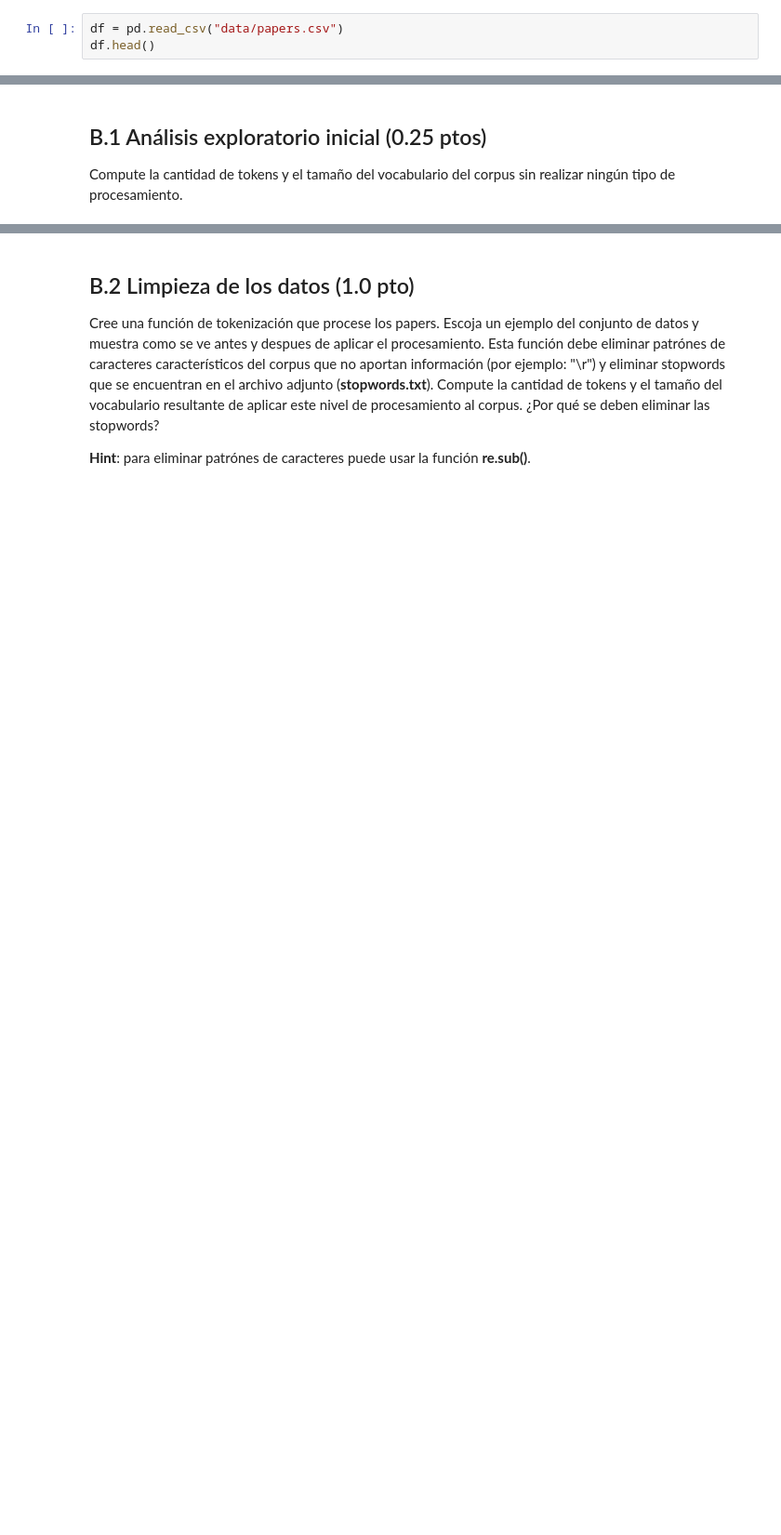
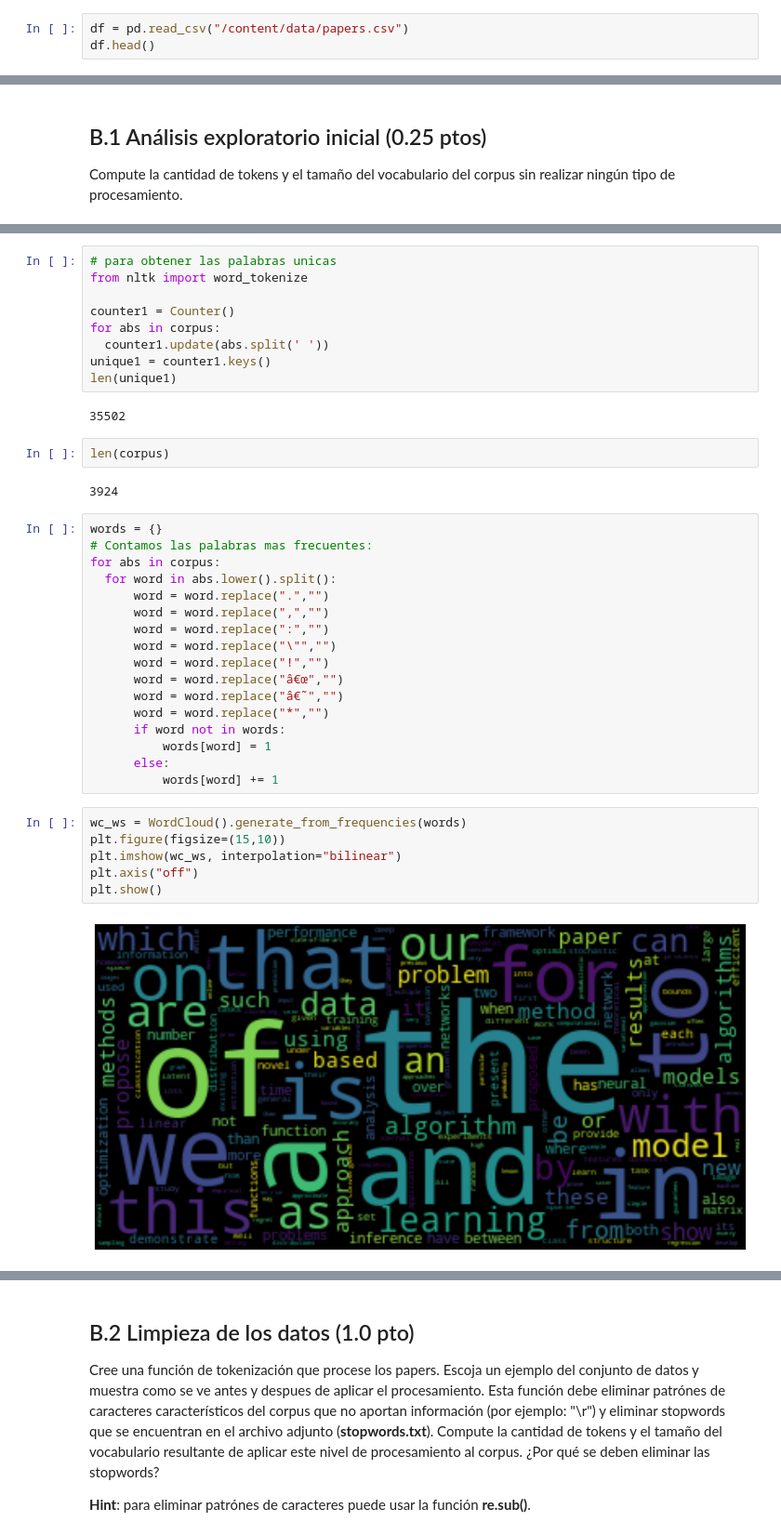
Before and after one commit to Diego-II/Labs-DataMining, a Jupyter notebook: LAB6/Laboratorio_TextMining.ipynb, the cells around one changed output, grey strips where cells are left out. Shown: that part at 93% size. Cells and saved outputs as stored; diff of their text form; blank space fills up the shorter version.

```diff
--- a/LAB6/Laboratorio_TextMining.ipynb
+++ b/LAB6/Laboratorio_TextMining.ipynb
@@ -22,5 +29,5 @@ import pandas as pd
 # %%
-df = pd.read_csv("data/papers.csv")
+df = pd.read_csv("/content/data/papers.csv")
 df.head()
 # %% [output]
 |  | id | year | title | event_type | pdf_name | abstract | paper_text |
@@ -54,0 +84,40 @@ Compute la cantidad de tokens y el tamaño del vocabulario del corpus sin realiz
+# %%
+# para obtener las palabras unicas
+from nltk import word_tokenize
+
+counter1 = Counter()
+for abs in corpus:
+  counter1.update(abs.split(' '))
+unique1 = counter1.keys()
+len(unique1)
+# %% [output]
+35502
+# %%
+len(corpus)
+# %% [output]
+3924
+# %%
+words = {}
+# Contamos las palabras mas frecuentes:
+for abs in corpus:
+  for word in abs.lower().split():
+      word = word.replace(".","")
+      word = word.replace(",","")
+      word = word.replace(":","")
+      word = word.replace("\"","")
+      word = word.replace("!","")
+      word = word.replace("â€œ","")
+      word = word.replace("â€˜","")
+      word = word.replace("*","")
+      if word not in words:
+          words[word] = 1
+      else:
+          words[word] += 1
+# %%
+wc_ws = WordCloud().generate_from_frequencies(words)
+plt.figure(figsize=(15,10))
+plt.imshow(wc_ws, interpolation="bilinear")
+plt.axis("off")
+plt.show()
+# %% [output]
+[figure, added]
```
Also changed, not shown: parts of 34 cells of this notebook.
